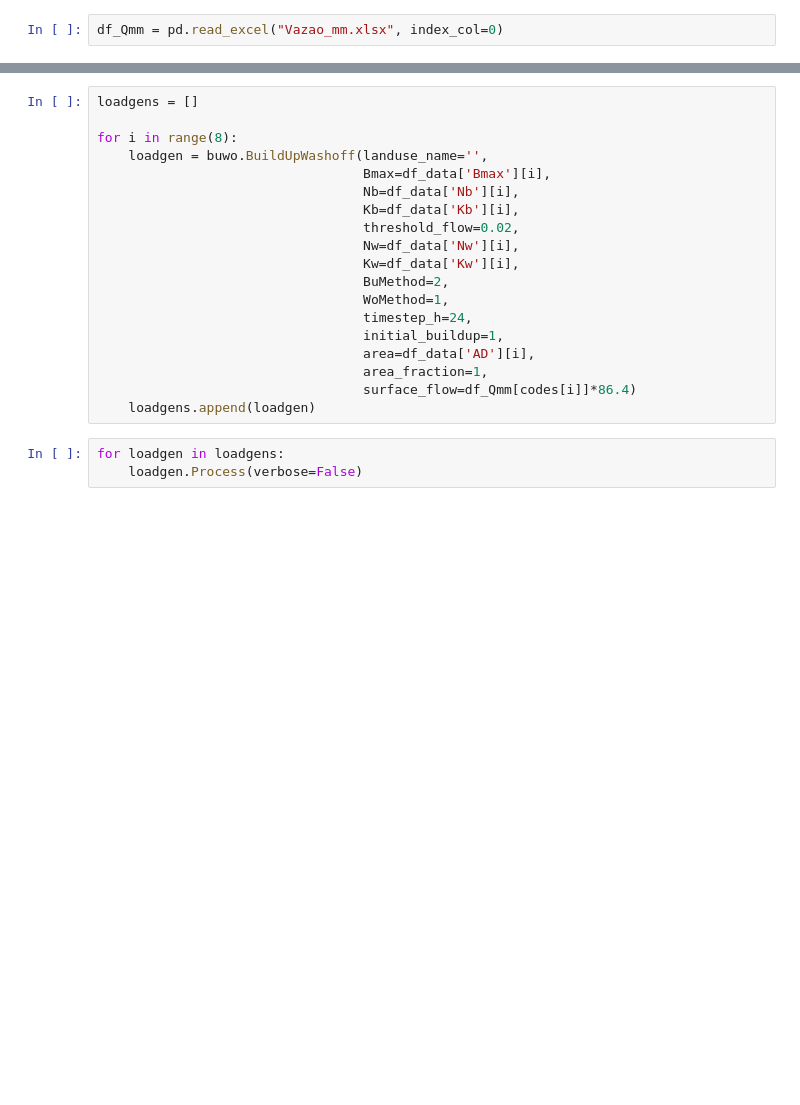
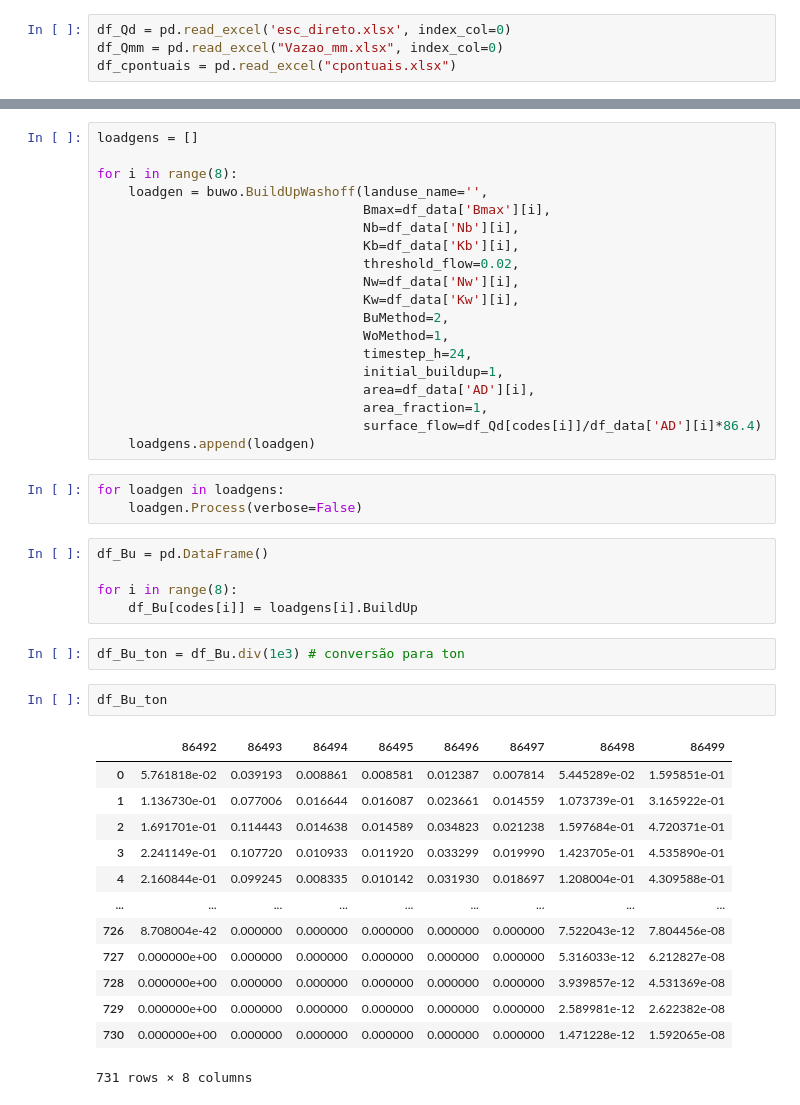
Before and after one commit to dariohhossoda/MOGESTpy, a Jupyter notebook: Applications/quality.ipynb, the cells around one changed output, grey strips where cells are left out. Cells and saved outputs as stored; diff of their text form; blank space fills up the shorter version.

```diff
--- a/Applications/quality.ipynb
+++ b/Applications/quality.ipynb
@@ -16,2 +32,4 @@ pio.templates.default = "plotly_white"
 # %%
+df_Qd = pd.read_excel('esc_direto.xlsx', index_col=0)
 df_Qmm = pd.read_excel("Vazao_mm.xlsx", index_col=0)
+df_cpontuais = pd.read_excel("cpontuais.xlsx")
@@ -38,8 +68,31 @@ for i in range(8):
                                   initial_buildup=1,
                                   area=df_data['AD'][i],
                                   area_fraction=1,
-                                  surface_flow=df_Qmm[codes[i]]*86.4)
+                                  surface_flow=df_Qd[codes[i]]/df_data['AD'][i]*86.4)
     loadgens.append(loadgen)
 # %%
 for loadgen in loadgens:
     loadgen.Process(verbose=False)
+# %%
+df_Bu = pd.DataFrame()
+
+for i in range(8):
+    df_Bu[codes[i]] = loadgens[i].BuildUp
+# %%
+df_Bu_ton = df_Bu.div(1e3) # conversão para ton
+# %%
+df_Bu_ton
+# %% [output]
+|  | 86492 | 86493 | 86494 | 86495 | 86496 | 86497 | 86498 | 86499 |
+| 0 | 5.761818e-02 | 0.039193 | 0.008861 | 0.008581 | 0.012387 | 0.007814 | 5.445289e-02 | 1.595851e-01 |
+| 1 | 1.136730e-01 | 0.077006 | 0.016644 | 0.016087 | 0.023661 | 0.014559 | 1.073739e-01 | 3.165922e-01 |
+| 2 | 1.691701e-01 | 0.114443 | 0.014638 | 0.014589 | 0.034823 | 0.021238 | 1.597684e-01 | 4.720371e-01 |
+| 3 | 2.241149e-01 | 0.107720 | 0.010933 | 0.011920 | 0.033299 | 0.019990 | 1.423705e-01 | 4.535890e-01 |
+| 4 | 2.160844e-01 | 0.099245 | 0.008335 | 0.010142 | 0.031930 | 0.018697 | 1.208004e-01 | 4.309588e-01 |
+| ... | ... | ... | ... | ... | ... | ... | ... | ... |
+| 726 | 8.708004e-42 | 0.000000 | 0.000000 | 0.000000 | 0.000000 | 0.000000 | 7.522043e-12 | 7.804456e-08 |
+| 727 | 0.000000e+00 | 0.000000 | 0.000000 | 0.000000 | 0.000000 | 0.000000 | 5.316033e-12 | 6.212827e-08 |
+| 728 | 0.000000e+00 | 0.000000 | 0.000000 | 0.000000 | 0.000000 | 0.000000 | 3.939857e-12 | 4.531369e-08 |
+| 729 | 0.000000e+00 | 0.000000 | 0.000000 | 0.000000 | 0.000000 | 0.000000 | 2.589981e-12 | 2.622382e-08 |
+| 730 | 0.000000e+00 | 0.000000 | 0.000000 | 0.000000 | 0.000000 | 0.000000 | 1.471228e-12 | 1.592065e-08 |
+731 rows × 8 columns
```
Also changed, not shown: parts of 44 cells of this notebook, 15 other files.
